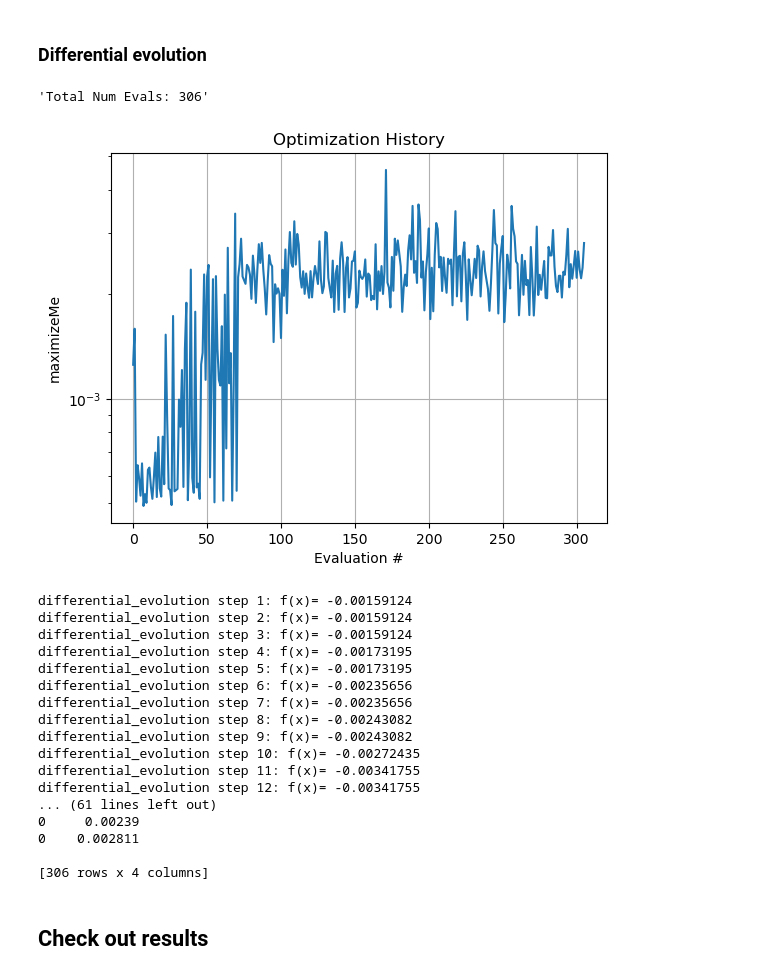
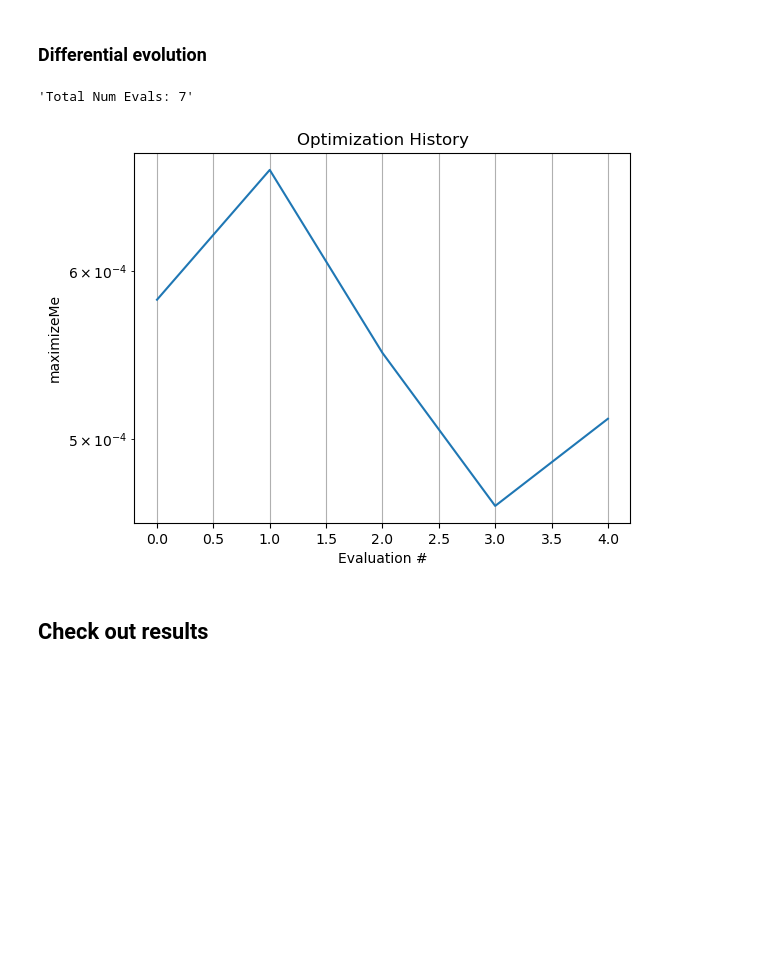
Before and after one commit to slaclab/Jitter-Forked-FACET2-Bmad-PyTao, a Jupyter notebook: 2024-06-25 - Ramp beam generation testing - W-chicane.ipynb, the cells around one changed output. Drawn from its saved outputs; the diff is of its cells as text; code cells hidden in the pictures; blank space fills up the shorter version.

```diff
--- a/2024-06-25 - Ramp beam generation testing - W-chicane.ipynb
+++ b/2024-06-25 - Ramp beam generation testing - W-chicane.ipynb
@@ -689,8 +689,8 @@ problem = OptimizationProblem()
 
 def makeBoundsTuple(range, center): return tuple(sorted( ( (1-range)*center, (1+range)*center) ) )
 #boundsRange = 0.5
-quadBoundsRange = 0.5
-sextBoundsRange = 1
+quadBoundsRange = 0.25
+sextBoundsRange = 0.5
 
 # Bounded region of parameter space
 #2024-05-15: Out of abundance of caution, always comment out unused vars, even if using **kwargs stops errors from being thrown
@@ -702,19 +702,19 @@ pbounds = {
     #"B2EkG": makeBoundsTuple(boundsRange, -10.942),
     #"B3EkG": makeBoundsTuple(boundsRange, 3.409),
 
-    # "Q1EkG": makeBoundsTuple(quadBoundsRange, 161.311),
-    # "Q2EkG": makeBoundsTuple(quadBoundsRange, -154.229),
-    # "Q3EkG": makeBoundsTuple(quadBoundsRange, 110.217),
-    # "Q4EkG": makeBoundsTuple(quadBoundsRange, 132.268),
-    # "Q5EkG": makeBoundsTuple(quadBoundsRange, -23.373),
-    # "Q6EkG": makeBoundsTuple(quadBoundsRange, -142.271),
+    "Q1EkG": makeBoundsTuple(quadBoundsRange, 161.311),
+    "Q2EkG": makeBoundsTuple(quadBoundsRange, -154.229),
+    "Q3EkG": makeBoundsTuple(quadBoundsRange, 110.217),
+    "Q4EkG": makeBoundsTuple(quadBoundsRange, 132.268),
+    "Q5EkG": makeBoundsTuple(quadBoundsRange, -23.373),
+    "Q6EkG": makeBoundsTuple(quadBoundsRange, -142.271),
 
-    #  "S1ELkG": makeBoundsTuple(sextBoundsRange, 804.871),
-    #  "S2ELkG": makeBoundsTuple(sextBoundsRange, -2049.489),
-    #  "S3ELkG": makeBoundsTuple(sextBoundsRange, -1019.3230),
-    #  "S3ERkG": makeBoundsTuple(sextBoundsRange, -1019.3230),
-    #  "S2ERkG": makeBoundsTuple(sextBoundsRange, -2049.489),
-    #  "S1ERkG": makeBoundsTuple(sextBoundsRange, 804.871),
+     "S1ELkG": makeBoundsTuple(sextBoundsRange, 804.871),
+     "S2ELkG": makeBoundsTuple(sextBoundsRange, -2049.489),
+     "S3ELkG": makeBoundsTuple(sextBoundsRange, -1019.3230),
+     # "S3ERkG": makeBoundsTuple(sextBoundsRange, -1019.3230),
+     # "S2ERkG": makeBoundsTuple(sextBoundsRange, -2049.489),
+     # "S1ERkG": makeBoundsTuple(sextBoundsRange, 804.871),
 }
 # %% [markdown]
 ### Bayesian optimization
@@ -776,7 +776,7 @@ bounds = [(low, high) for (low, high) in pbounds.values()]
 param_names = list(pbounds.keys())
 
 #Optional: Define list of starting points
-totalPopSize = 5  # Total population size
+totalPopSize = 10  # Total population size
 numDimensions = len(bounds)  # Number of parameters
 
 
@@ -793,7 +793,7 @@ populationDE = np.zeros((totalPopSize, numDimensions))
 for i in range(numDimensions):
     low, high = bounds[i]
     mean = (high + low) / 2
-    std_dev = (high - low) / 5
+    std_dev = (high - low) / 10
     populationDE[:, i] = np.random.normal(mean, std_dev, totalPopSize)
 
 #Optional: Add specific points to initial evaluation list
@@ -803,52 +803,35 @@ populationDE = np.vstack([populationDE, [ np.mean(i) for i in bounds ]])
 #This programmatically wraps the existing wrapper (ugh...) to handle this format
 def create_DE_wrapper(obj, param_names):
     def wrapperDE(params):
         param_dict = dict(zip(param_names, params))
 
         #bayes_opt is a maximizer but differential_evoluation is a minimizer... hence the inversion
         return -1*obj.optimizerWrapper(**param_dict)
 
     return wrapperDE
 
 wrapperDE = create_DE_wrapper(problem, param_names)
 
 result = differential_evolution(
     wrapperDE,
     bounds,
     #strategy='best1bin',
     maxiter=50, #Actual number of evals = maxiter * num dimensions * popsize
     #popsize=1, #Actual population = num (unequal) dimensions * popsize
     #tol=0.01,
     #mutation=(0.5, 1),
     #recombination=0.7,
     disp=True,
     polish = False,
     init = populationDE #"sobol" #Default is "latinhypercube"
 )
 
 
 
 print(problem.history)
 # %% [output]
-'Total Num Evals: 306'
+'Total Num Evals: 7'
-[figure, old version]
+[figure, new version]
-differential_evolution step 1: f(x)= -0.00159124
-differential_evolution step 2: f(x)= -0.00159124
-differential_evolution step 3: f(x)= -0.00159124
-differential_evolution step 4: f(x)= -0.00173195
-differential_evolution step 5: f(x)= -0.00173195
-differential_evolution step 6: f(x)= -0.00235656
-differential_evolution step 7: f(x)= -0.00235656
-differential_evolution step 8: f(x)= -0.00243082
-differential_evolution step 9: f(x)= -0.00243082
-differential_evolution step 10: f(x)= -0.00272435
-differential_evolution step 11: f(x)= -0.00341755
-differential_evolution step 12: f(x)= -0.00341755
-... (61 lines left out)
-0     0.00239
-0    0.002811
-
-[306 rows x 4 columns]
 # %% [markdown]
 ## Check out results
 # %%
```
Also changed, not shown: parts of 20 cells of this notebook, 2 other files.
